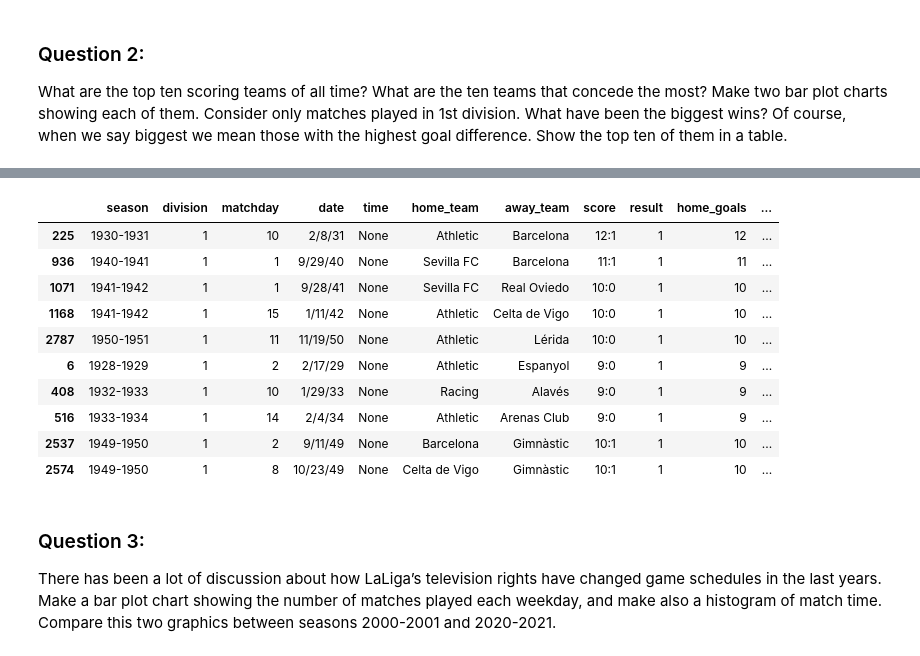
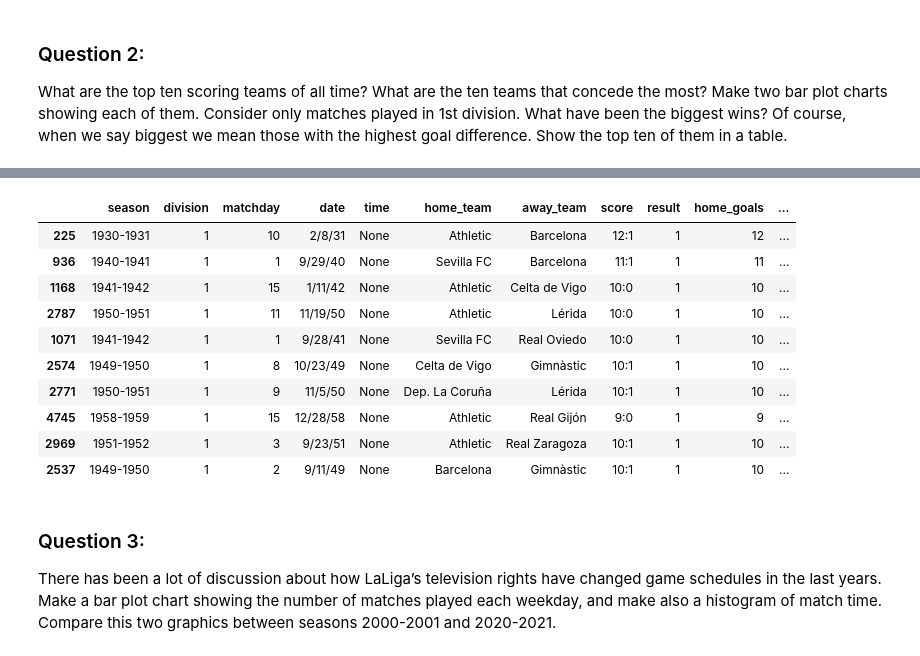
Before and after one commit to joseb061/Master-projects, a Jupyter notebook: analysis/LaLigaDataAnalysis.ipynb, the cells around one changed output, grey strips where cells are left out. Cells and saved outputs as stored; diff of their text form; code cells hidden in the pictures.

```diff
--- a/analysis/LaLigaDataAnalysis.ipynb
+++ b/analysis/LaLigaDataAnalysis.ipynb
@@ -58,9 +55,10 @@ Consider only matches played in 1st division.
 What have been the biggest wins? Of course, when we say biggest we mean
 those with the highest goal difference. Show the top ten of them in a table.
 # %%
-df[['home_goals','away_goals']] = df['score'].str.split(":",expand=True,)
-df = df.astype({"home_goals": int, "away_goals": int})
-df
+df.loc[df['division'] == 1] = df2
+df2[['home_goals','away_goals']] = df2['score'].str.split(":",expand=True,)
+df2 = df2.astype({"home_goals": int, "away_goals": int})
+df2
 # %% [output]
 |  | season | division | matchday | date | time | home_team | away_team | score | result | home_goals | ... |
 | 0 | 1928-1929 | 1 | 1 | 2/10/29 | None | Arenas Club | Athletic Madrid | 2:3 | 2 | 2 | ... |
@@ -107,19 +105,19 @@ plt.show()
 # %%
-df['Difference_goals'] = abs(df['home_goals'] - df['away_goals'])
+df2['Difference_goals'] = abs(df2['home_goals'] - df2['away_goals'])
 # %%
-df.sort_values(['division','Difference_goals'],ascending= [True,False]).head(10)
+df2.sort_values('Difference_goals',ascending= False).head(10)
 # %% [output]
 |  | season | division | matchday | date | time | home_team | away_team | score | result | home_goals | ... |
 | 225 | 1930-1931 | 1 | 10 | 2/8/31 | None | Athletic | Barcelona | 12:1 | 1 | 12 | ... |
 | 936 | 1940-1941 | 1 | 1 | 9/29/40 | None | Sevilla FC | Barcelona | 11:1 | 1 | 11 | ... |
-| 1071 | 1941-1942 | 1 | 1 | 9/28/41 | None | Sevilla FC | Real Oviedo | 10:0 | 1 | 10 | ... |
 | 1168 | 1941-1942 | 1 | 15 | 1/11/42 | None | Athletic | Celta de Vigo | 10:0 | 1 | 10 | ... |
 | 2787 | 1950-1951 | 1 | 11 | 11/19/50 | None | Athletic | Lérida | 10:0 | 1 | 10 | ... |
-| 6 | 1928-1929 | 1 | 2 | 2/17/29 | None | Athletic | Espanyol | 9:0 | 1 | 9 | ... |
-| 408 | 1932-1933 | 1 | 10 | 1/29/33 | None | Racing | Alavés | 9:0 | 1 | 9 | ... |
-| 516 | 1933-1934 | 1 | 14 | 2/4/34 | None | Athletic | Arenas Club | 9:0 | 1 | 9 | ... |
+| 1071 | 1941-1942 | 1 | 1 | 9/28/41 | None | Sevilla FC | Real Oviedo | 10:0 | 1 | 10 | ... |
+| 2574 | 1949-1950 | 1 | 8 | 10/23/49 | None | Celta de Vigo | Gimnàstic | 10:1 | 1 | 10 | ... |
+| 2771 | 1950-1951 | 1 | 9 | 11/5/50 | None | Dep. La Coruña | Lérida | 10:1 | 1 | 10 | ... |
+| 4745 | 1958-1959 | 1 | 15 | 12/28/58 | None | Athletic | Real Gijón | 9:0 | 1 | 9 | ... |
+| 2969 | 1951-1952 | 1 | 3 | 9/23/51 | None | Athletic | Real Zaragoza | 10:1 | 1 | 10 | ... |
 | 2537 | 1949-1950 | 1 | 2 | 9/11/49 | None | Barcelona | Gimnàstic | 10:1 | 1 | 10 | ... |
-| 2574 | 1949-1950 | 1 | 8 | 10/23/49 | None | Celta de Vigo | Gimnàstic | 10:1 | 1 | 10 | ... |
 # %% [markdown]
 ### Question 3:
 There has been a lot of discussion about how LaLiga’s television rights have
```
Also changed, not shown: parts of 8 cells of this notebook.
